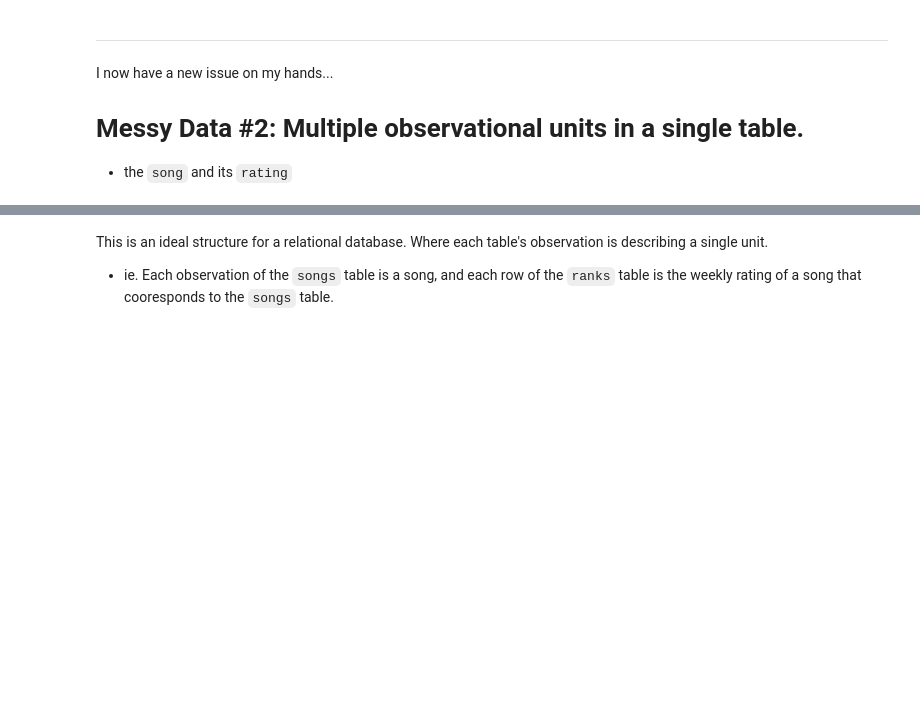
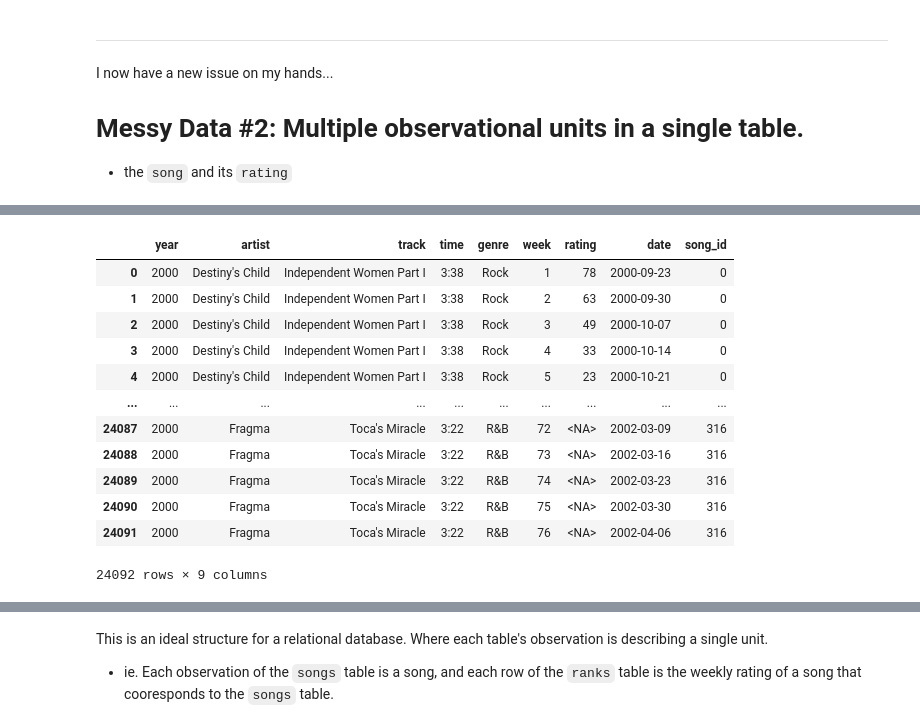
Before and after one commit to CodeupClassroom/pagel-time-series, a Jupyter notebook: tidy_data_lesson.ipynb, the cells around one changed output, grey strips where cells are left out. Cells and saved outputs as stored; diff of their text form; code cells hidden in the pictures; blank space fills up the shorter version.

```diff
--- a/tidy_data_lesson.ipynb
+++ b/tidy_data_lesson.ipynb
@@ -73,6 +146,6 @@ billboard.head()
 # %%
-id_vars_cols =
+id_vars_cols = ['year', 'artist', 'track', 'time', 'genre', 'date.peaked', 'date.entered']
 
-billboard_long =
+billboard_long = pd.melt(billboard, id_vars=id_vars_cols, var_name='week', value_name='rating')
 # %%
 billboard_long
@@ -103,16 +207,16 @@ billboard_long.info()
 ### Formatting
 # %%
 # Extract the first digit in 'week' column and convert it into int
-billboard_long['week'] =
+billboard_long['week'] = billboard_long['week'].str.extract('(\d+)', expand=False)
 
 # Convert to integer while preserving NaN values (pd.Int64Dtype() rather than int)
-billboard_long['week'] =
+billboard_long['week'] = pd.to_numeric(billboard_long['week'], errors='coerce').astype(pd.Int64Dtype())
 
 
 # Convert 'rank' column to numeric, coercing empty cells to NaN
-billboard_long['rating'] =
+billboard_long['rating'] = pd.to_numeric(billboard_long['rating'], errors='coerce')
 
 # Convert 'rank' column to integers (replacing None values with NaN: for consistency)
-billboard_long['rating'] =
+billboard_long['rating'] = billboard_long['rating'].fillna(np.nan).astype(pd.Int64Dtype())
 # %%
 billboard_long.head()
@@ -144,15 +330,15 @@ I now have a new issue on my hands...
 - the `song` and its `rating`
 # %%
 # Define the columns of interest in the dataframe
-songs_cols =
+songs_cols = ['year', 'artist', 'track', 'time', 'genre']
 
 # Select the columns specified in songs_cols and remove duplicate rows
-songs =
+songs = dfb[songs_cols].drop_duplicates()
 
 # Reset the index of the songs dataframe and drop the old index
-songs =
+songs = songs.reset_index(drop=True)
 
 # Add a new column "song_id" to the songs dataframe using the index values
-songs["song_id"] =
+songs["song_id"] = songs.index
 
 songs.head(10)
@@ -165,0 +357,19 @@ ranks.head(10)
+# %%
+# Merge the "dfb" and "songs" dataframes based on specific columns
+ranks = pd.merge(dfb, songs, on=['year', 'artist', 'track', 'time', 'genre'])
+# %%
+ranks
+# %% [output]
+|  | year | artist | track | time | genre | week | rating | date | song_id |
+| 0 | 2000 | Destiny's Child | Independent Women Part I | 3:38 | Rock | 1 | 78 | 2000-09-23 | 0 |
+| 1 | 2000 | Destiny's Child | Independent Women Part I | 3:38 | Rock | 2 | 63 | 2000-09-30 | 0 |
+| 2 | 2000 | Destiny's Child | Independent Women Part I | 3:38 | Rock | 3 | 49 | 2000-10-07 | 0 |
+| 3 | 2000 | Destiny's Child | Independent Women Part I | 3:38 | Rock | 4 | 33 | 2000-10-14 | 0 |
+| 4 | 2000 | Destiny's Child | Independent Women Part I | 3:38 | Rock | 5 | 23 | 2000-10-21 | 0 |
+| ... | ... | ... | ... | ... | ... | ... | ... | ... | ... |
+| 24087 | 2000 | Fragma | Toca's Miracle | 3:22 | R&B | 72 | <NA> | 2002-03-09 | 316 |
+| 24088 | 2000 | Fragma | Toca's Miracle | 3:22 | R&B | 73 | <NA> | 2002-03-16 | 316 |
+| 24089 | 2000 | Fragma | Toca's Miracle | 3:22 | R&B | 74 | <NA> | 2002-03-23 | 316 |
+| 24090 | 2000 | Fragma | Toca's Miracle | 3:22 | R&B | 75 | <NA> | 2002-03-30 | 316 |
+| 24091 | 2000 | Fragma | Toca's Miracle | 3:22 | R&B | 76 | <NA> | 2002-04-06 | 316 |
+24092 rows × 9 columns
```
Also changed, not shown: parts of 70 cells of this notebook.
